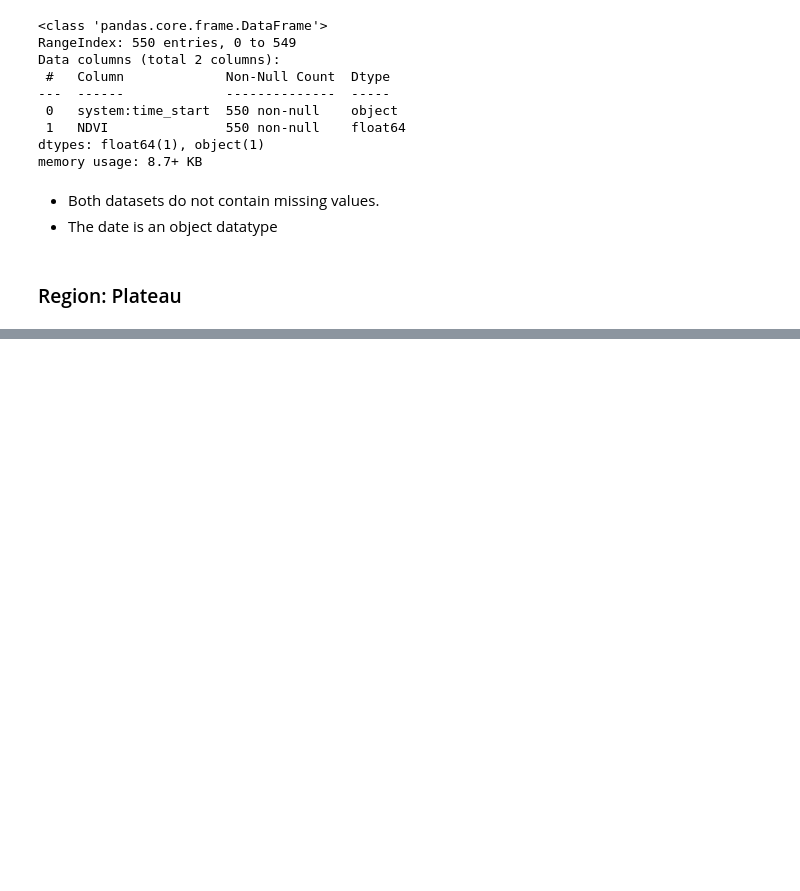
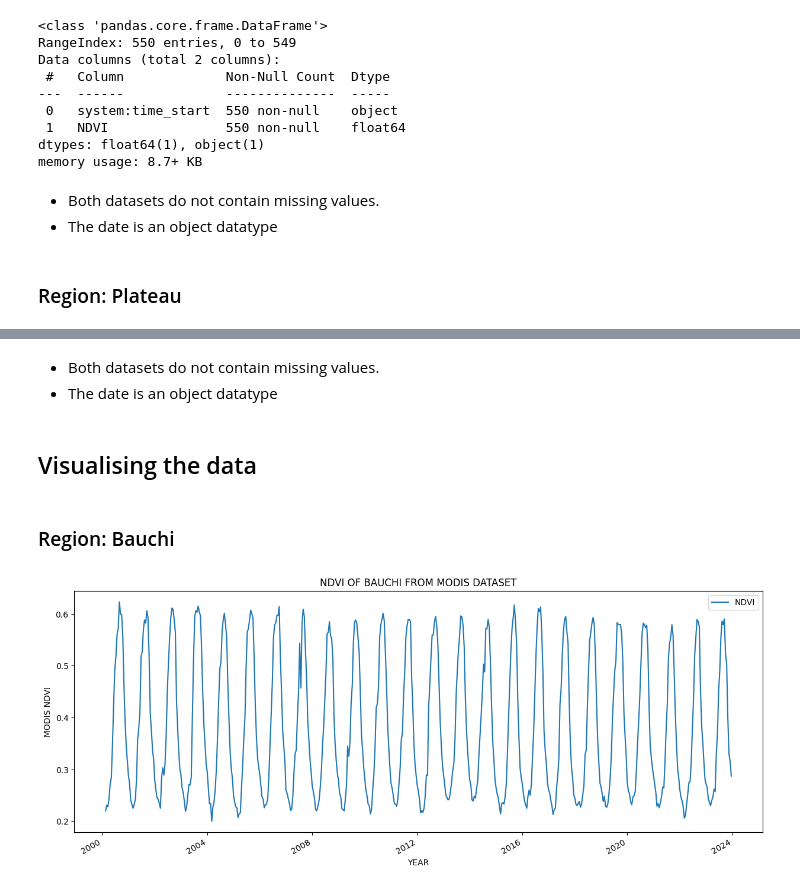
Before and after one commit to Lorraine254/Backdating_Satellite_Data, a Jupyter notebook: Backdating Satellite Data.ipynb, the cells around one changed output, grey strips where cells are left out. Drawn from its saved outputs; the diff is of its cells as text; code cells hidden in the pictures; blank space fills up the shorter version.

```diff
--- a/Backdating Satellite Data.ipynb
+++ b/Backdating Satellite Data.ipynb
@@ -47,0 +72,5 @@ memory usage: 8.7+ KB
+# %% [markdown]
+- Both datasets do not contain missing values.
+- The date is an object datatype
+# %% [markdown]
+## Visualising the data
@@ -47,0 +80,19 @@ memory usage: 8.7+ KB
+# %% [markdown]
+### Region: Bauchi
+# %%
+# Creating a time series plot
+
+#converting the date to a datetime object
+bauchi_modis['date']=pd.to_datetime(bauchi_modis['system:time_start'])
+
+#setting the datetime as the index
+bauchi_modis.set_index('date', inplace=True)
+
+#line plot
+bauchi_modis.plot(figsize=(15,6))
+plt.title('NDVI OF BAUCHI FROM MODIS DATASET')
+plt.xlabel('YEAR')
+plt.ylabel('MODIS NDVI')
+plt.show()
+# %% [output]
+[figure, added]
```
Also changed, not shown: parts of 12 cells of this notebook.
